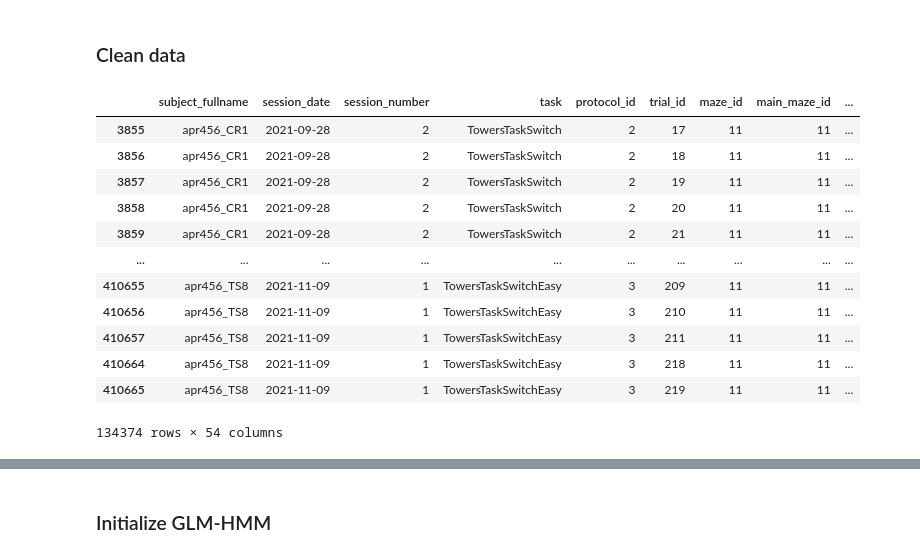
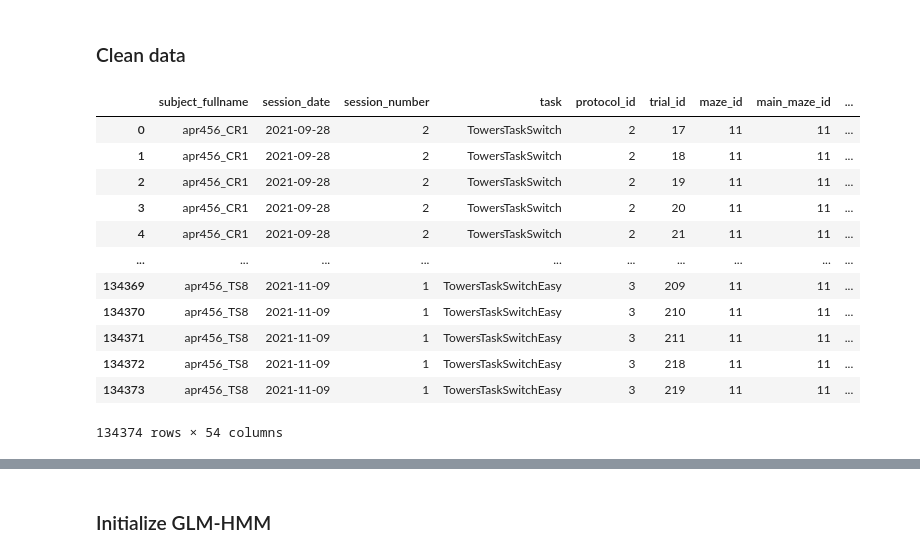
Before and after one commit to psalvino/DRL_Final_Project, a Jupyter notebook: Final_Project.ipynb, the cells around one changed output, grey strips where cells are left out. Drawn from its saved outputs; the diff is of its cells as text; code cells hidden in the pictures.

```diff
--- a/Final_Project.ipynb
+++ b/Final_Project.ipynb
@@ -28,25 +32,28 @@ with open(data_path,'rb') as f:
 # %%
 # remove test mice
 data = data[~(data.subject_fullname.isin(["Unknown_Peter", "apr456_CR6error", "lpr6177_test1", "pss3570_TrainTest"]))]
 
 # only keep session with final maze
 data = data[data.main_maze_id == 11]
 
 # remove trials in warmup block
-data = data[data.maze_id == data.main_maze_id]
+data = data[data.maze_id == 11]
+
+# re-index
+data.reset_index(drop=True, inplace = True)
 
 data
 # %% [output]
 |  | subject_fullname | session_date | session_number | task | protocol_id | trial_id | maze_id | main_maze_id | ... |
-| 3855 | apr456_CR1 | 2021-09-28 | 2 | TowersTaskSwitch | 2 | 17 | 11 | 11 | ... |
-| 3856 | apr456_CR1 | 2021-09-28 | 2 | TowersTaskSwitch | 2 | 18 | 11 | 11 | ... |
-| 3857 | apr456_CR1 | 2021-09-28 | 2 | TowersTaskSwitch | 2 | 19 | 11 | 11 | ... |
-| 3858 | apr456_CR1 | 2021-09-28 | 2 | TowersTaskSwitch | 2 | 20 | 11 | 11 | ... |
-| 3859 | apr456_CR1 | 2021-09-28 | 2 | TowersTaskSwitch | 2 | 21 | 11 | 11 | ... |
+| 0 | apr456_CR1 | 2021-09-28 | 2 | TowersTaskSwitch | 2 | 17 | 11 | 11 | ... |
+| 1 | apr456_CR1 | 2021-09-28 | 2 | TowersTaskSwitch | 2 | 18 | 11 | 11 | ... |
+| 2 | apr456_CR1 | 2021-09-28 | 2 | TowersTaskSwitch | 2 | 19 | 11 | 11 | ... |
+| 3 | apr456_CR1 | 2021-09-28 | 2 | TowersTaskSwitch | 2 | 20 | 11 | 11 | ... |
+| 4 | apr456_CR1 | 2021-09-28 | 2 | TowersTaskSwitch | 2 | 21 | 11 | 11 | ... |
 | ... | ... | ... | ... | ... | ... | ... | ... | ... | ... |
-| 410655 | apr456_TS8 | 2021-11-09 | 1 | TowersTaskSwitchEasy | 3 | 209 | 11 | 11 | ... |
-| 410656 | apr456_TS8 | 2021-11-09 | 1 | TowersTaskSwitchEasy | 3 | 210 | 11 | 11 | ... |
-| 410657 | apr456_TS8 | 2021-11-09 | 1 | TowersTaskSwitchEasy | 3 | 211 | 11 | 11 | ... |
-| 410664 | apr456_TS8 | 2021-11-09 | 1 | TowersTaskSwitchEasy | 3 | 218 | 11 | 11 | ... |
-| 410665 | apr456_TS8 | 2021-11-09 | 1 | TowersTaskSwitchEasy | 3 | 219 | 11 | 11 | ... |
+| 134369 | apr456_TS8 | 2021-11-09 | 1 | TowersTaskSwitchEasy | 3 | 209 | 11 | 11 | ... |
+| 134370 | apr456_TS8 | 2021-11-09 | 1 | TowersTaskSwitchEasy | 3 | 210 | 11 | 11 | ... |
+| 134371 | apr456_TS8 | 2021-11-09 | 1 | TowersTaskSwitchEasy | 3 | 211 | 11 | 11 | ... |
+| 134372 | apr456_TS8 | 2021-11-09 | 1 | TowersTaskSwitchEasy | 3 | 218 | 11 | 11 | ... |
+| 134373 | apr456_TS8 | 2021-11-09 | 1 | TowersTaskSwitchEasy | 3 | 219 | 11 | 11 | ... |
 134374 rows × 54 columns
```
Also changed, not shown: parts of 9 cells of this notebook.
